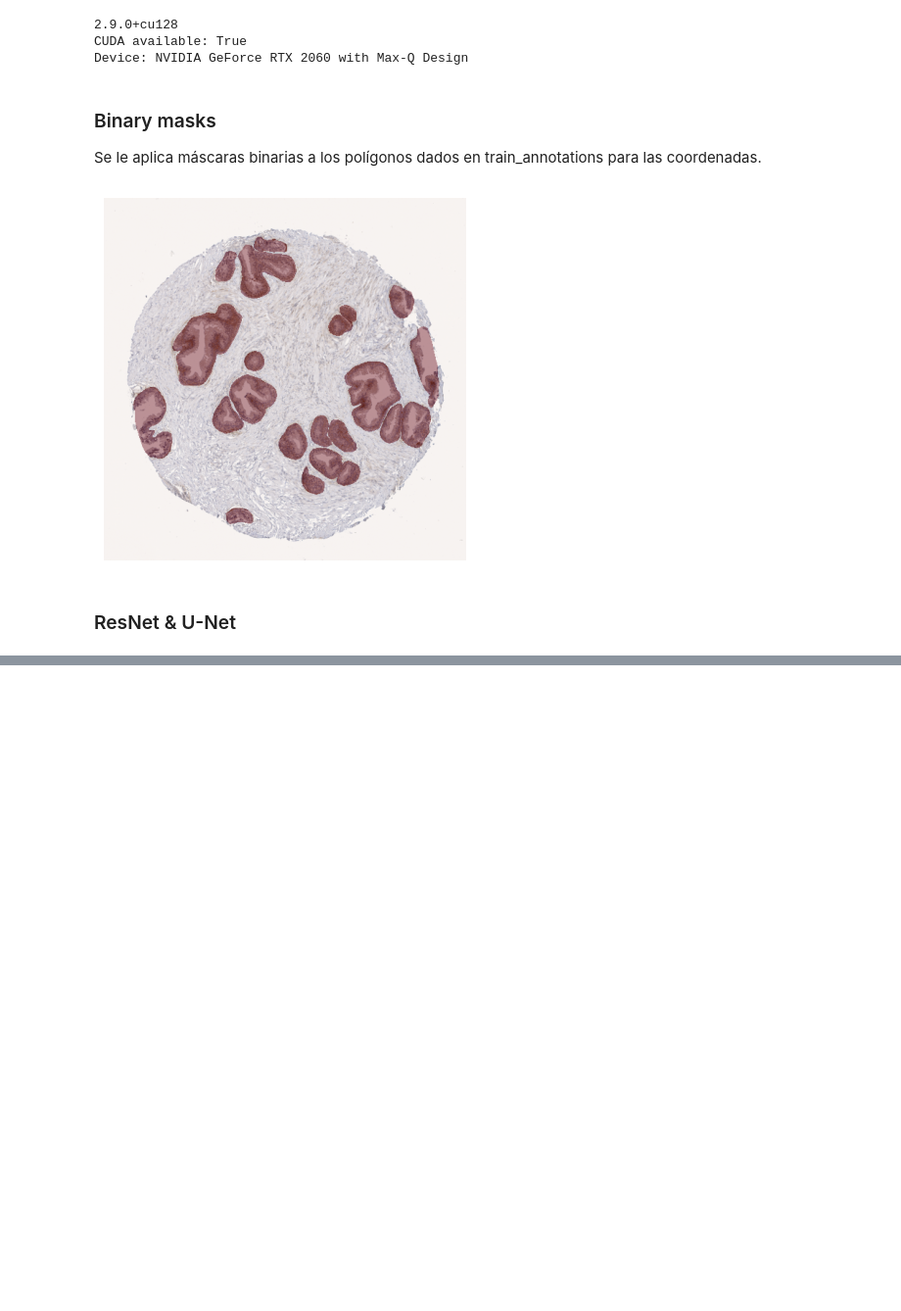
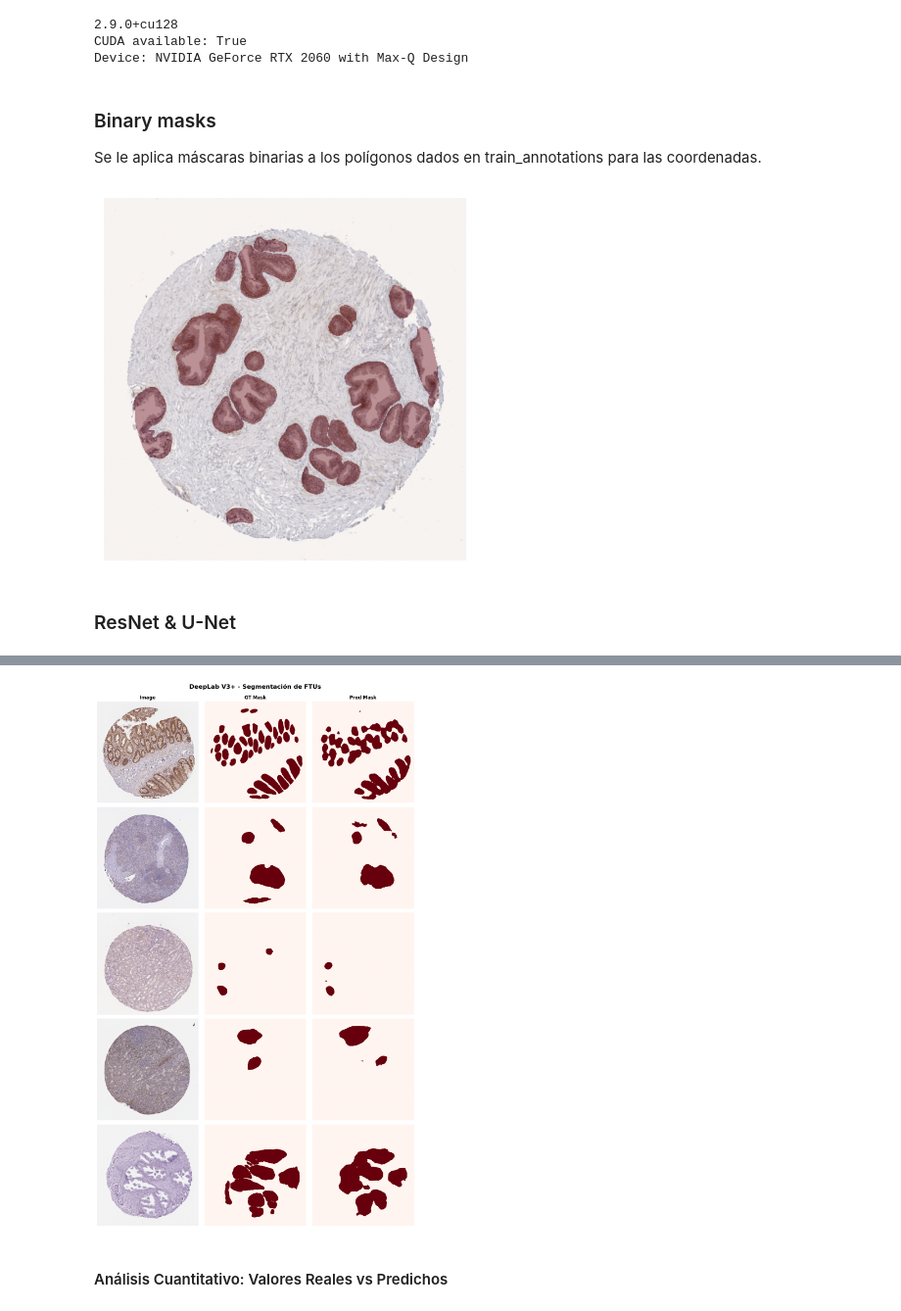
Before and after one commit to Javilejoo/Hacking-the-Human-Body, a Jupyter notebook: model_training.ipynb, the cells around one changed output, grey strips where cells are left out. Shown at 98% size. Saved outputs shown, nothing was run; the diff lists cells and outputs as text; code cells hidden in the pictures; blank space fills up the shorter version.

Commit message:
[CREATE] DeepLab V3 model

```diff
--- a/model_training.ipynb
+++ b/model_training.ipynb
@@ -276,0 +276,14 @@ plt.show()
+# %%
+# Inicializar modelo DeepLab V3+ con ResNet-50 como backbone
+model_deeplab = smp.DeepLabV3Plus(
+    encoder_name="resnet50",           # Backbone: ResNet-50
+    encoder_weights="imagenet",        # Pesos pre-entrenados en ImageNet
+    in_channels=3,                     # RGB
+    classes=1,                         # Segmentación binaria (FTU vs background)
+    encoder_output_stride=16,          # Control de resolución en el encoder
+    decoder_atrous_rates=(12, 24, 36), # Dilation rates del ASPP
+    decoder_channels=256               # Canales en el decoder
+).to(device)
+
+print(f"Modelo DeepLab V3+ inicializado en: {device}")
+print(f"Parámetros totales: {sum(p.numel() for p in model_deeplab.parameters()):,}")
@@ -276,0 +363,53 @@ plt.show()
+# %%
+# Evaluar resultados de DeepLab V3+
+model_deeplab.eval()
+
+val_iter = iter(val_loader)
+batch1_img, batch1_mask = next(val_iter)
+batch2_img, batch2_mask = next(val_iter)
+
+images_dl = torch.cat([batch1_img, batch2_img[:1]], dim=0)[:5]
+masks_dl = torch.cat([batch1_mask, batch2_mask[:1]], dim=0)[:5]
+images_dl = images_dl.to(device)
+masks_dl = masks_dl.to(device)
+
+with torch.no_grad():
+    logits_dl = model_deeplab(images_dl)
+    probs_dl = torch.sigmoid(logits_dl)
+    preds_dl = (probs_dl > 0.5).float()
+
+# visualizar las 5 muestras
+fig, axes = plt.subplots(5, 3, figsize=(12, 20))
+
+for i in range(5):
+    img_np = images_dl[i].cpu()
+
+    # unnormalize for display
+    mean = torch.tensor([0.485, 0.456, 0.406]).view(3,1,1)
+    std  = torch.tensor([0.229, 0.224, 0.225]).view(3,1,1)
+    img_np = (img_np * std + mean).clamp(0,1).permute(1,2,0).numpy()
+
+    gt = masks_dl[i,0].cpu().numpy()
+    pr = preds_dl[i,0].cpu().numpy()
+
+    # Plot
+    axes[i, 0].imshow(img_np)
+    axes[i, 0].set_title("Image" if i == 0 else "", fontsize=12, fontweight='bold')
+    axes[i, 0].set_ylabel(f"Sample {i+1}", fontsize=11, fontweight='bold')
+    axes[i, 0].axis("off")
+
+    axes[i, 1].imshow(gt, cmap="Reds")
+    axes[i, 1].set_title("GT Mask" if i == 0 else "", fontsize=12, fontweight='bold')
+    axes[i, 1].axis("off")
+
+    axes[i, 2].imshow(pr, cmap="Reds")
+    axes[i, 2].set_title("Pred Mask" if i == 0 else "", fontsize=12, fontweight='bold')
+    axes[i, 2].axis("off")
+
+plt.suptitle("DeepLab V3+ - Segmentación de FTUs", fontsize=16, fontweight='bold', y=0.995)
+plt.tight_layout()
+plt.show()
+# %% [output]
+[figure, added]
+# %% [markdown]
+#### Análisis Cuantitativo: Valores Reales vs Predichos
```
Also changed, not shown: parts of 10 cells of this notebook, 1 other file.
